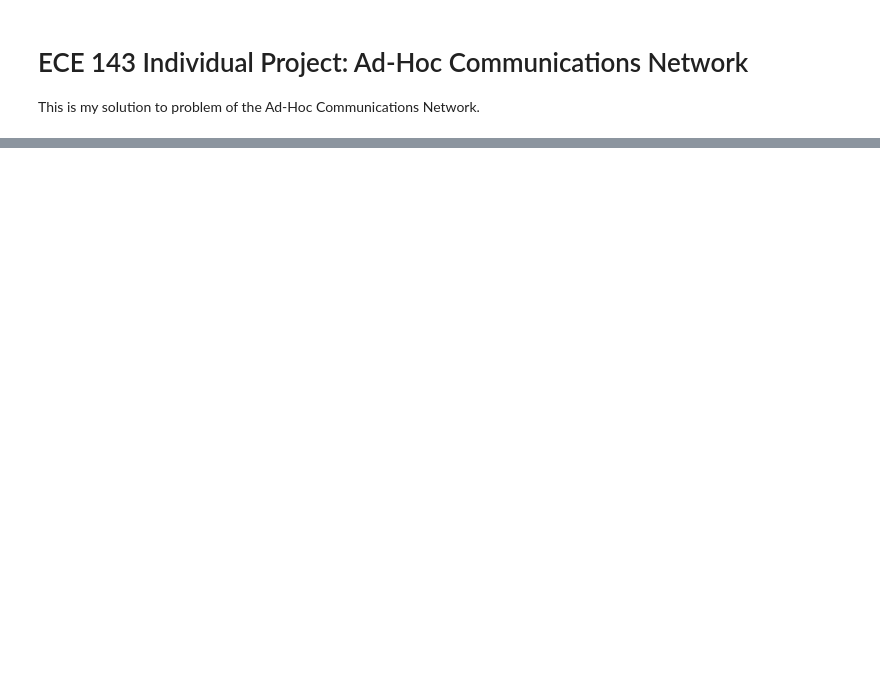
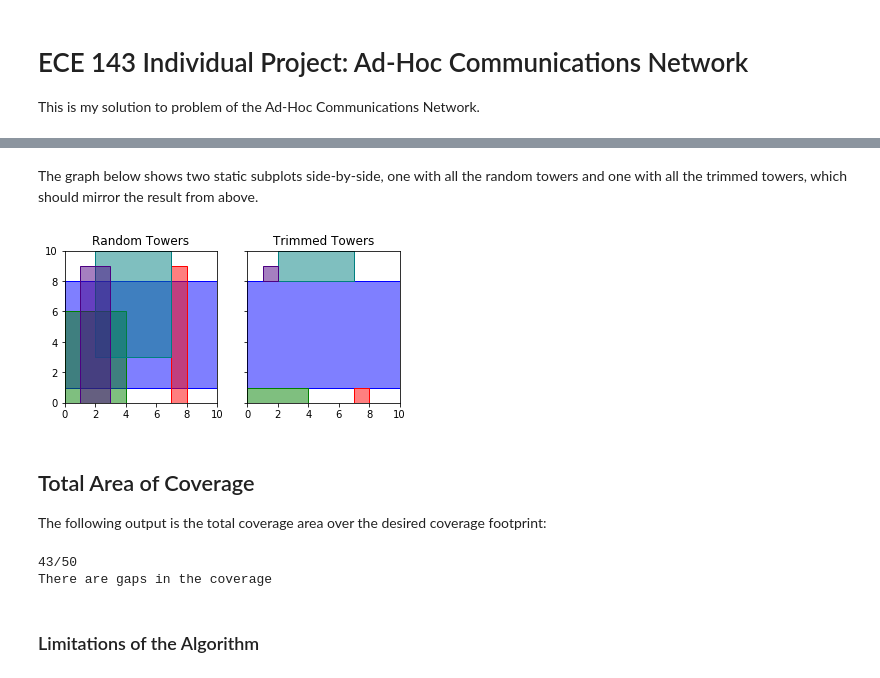
Before and after one commit to alexng1928/ECE-143-Individual-Project, a Jupyter notebook: Project.ipynb, the cells around one changed output, grey strips where cells are left out. Drawn from its saved outputs; the diff is of its cells as text; code cells hidden in the pictures; blank space fills up the shorter version.

```diff
--- a/Project.ipynb
+++ b/Project.ipynb
@@ -47,0 +63,24 @@ Starting Coord:(0, 6), Width :10, Height:4
+# %%
+# This is required to display the dynamic graphs
+%matplotlib notebook
+
+trimmed_rects = get_rects(trimmed)
+original_rects = get_rects(original)
+fig,ax = plt.subplots(1)
+plt.axis([0,desired_width,0,desired_height])
+time.sleep(1)
+ax.add_patch(trimmed_rects[0])
+fig.canvas.draw()
+for i in range(1,len(trimmed_rects)):
+    time.sleep(0.5)
+    ax.add_patch(original_rects[i])
+    fig.canvas.draw()
+    if not trimmed[i] == original[i]:
+        time.sleep(0.5)
+        original_rects[i].remove()
+        fig.canvas.draw()
+        ax.add_patch(trimmed_rects[i])
+        fig.canvas.draw()
+
+# Random space was added after visualization completed. This fixed it for some reason.
+%matplotlib notebook
@@ -47,0 +90,34 @@ Starting Coord:(0, 6), Width :10, Height:4
+# %% [markdown]
+The graph below shows two static subplots side-by-side, one with all the random towers and one with all the trimmed towers, which should mirror the result from above.
+# %%
+# Back to "normal" inline graphs
+%matplotlib inline
+
+fig, (ax1, ax2) = plt.subplots(1,2, sharex = True, sharey = True)
+trimmed_rects = get_rects(trimmed)
+original_rects = get_rects(original)
+ax1.set_xlim(0, desired_width)
+ax1.set_ylim(0, desired_height)
+ax1.set_title('Random Towers')
+ax1.set(adjustable='box-forced', aspect='equal')
+for i in original_rects:
+    ax1.add_patch(i)
+
+ax2.set(adjustable='box-forced', aspect='equal')
+ax2.set_title('Trimmed Towers')
+for i in trimmed_rects:
+    ax2.add_patch(i)
+plt.show()
+# %% [output]
+[figure, added]
+# %% [markdown]
+## Total Area of Coverage
+The following output is the total coverage area over the desired coverage footprint:
+# %%
+print Fraction(float(coverage_area(trimmed))/(desired_width*desired_height)).limit_denominator()
+print string_gaps(desired_width,desired_height, trimmed)
+# %% [output]
+43/50
+There are gaps in the coverage
+# %% [markdown]
+### Limitations of the Algorithm
```
Also changed, not shown: parts of 11 cells of this notebook, 3 other files.
